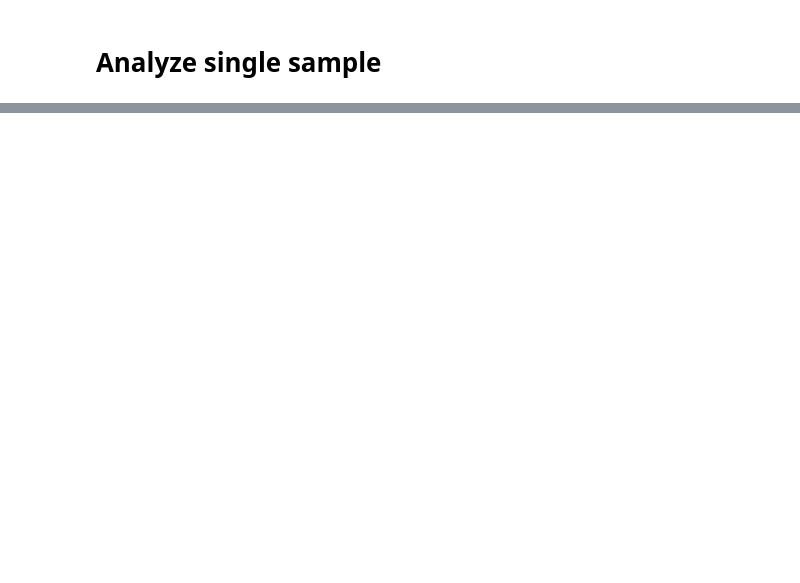
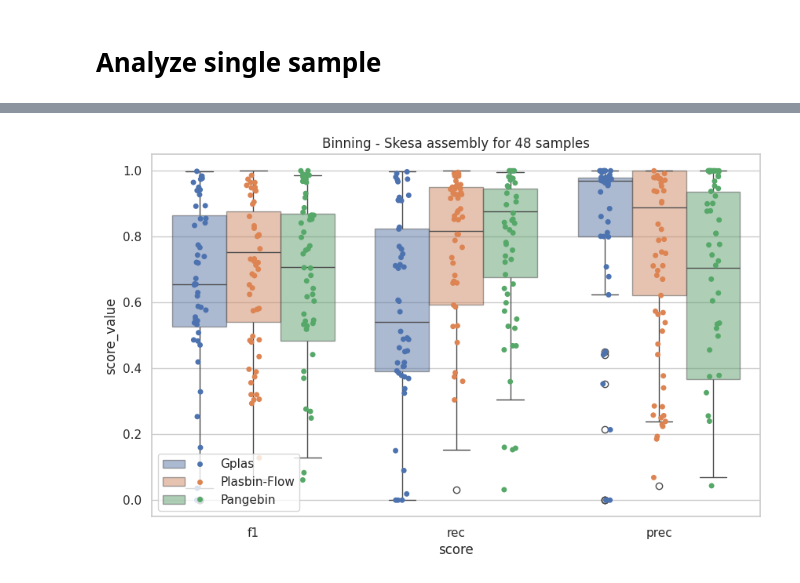
Before and after one commit to msgr0/pangebin, a Jupyter notebook: analysis.ipynb, the cells around one changed output, grey strips where cells are left out. Saved outputs shown, nothing was run; the diff lists cells and outputs as text; code cells hidden in the pictures; blank space fills up the shorter version.

```diff
--- a/analysis.ipynb
+++ b/analysis.ipynb
@@ -118,0 +662,6 @@ plot_4 = df_labeling.loc[df_labeling["tool"]=='1.pan'].plot.box(by=["bintype"],
+# %%
+df_pbf_skesa= df_binning[(df_binning["tool"] == "1.ske") & (df_binning["model"] == "pbf")]
+df_pbf_skesa = df_pbf_skesa.groupby(["sample"]).mean(numeric_only=True).reset_index()
+
+df_gplas_skesa = df_binning[(df_binning["tool"] == "1.ske") & (df_binning["model"] == "gplas")]
+df_gplas_skesa = df_gplas_skesa.groupby(["sample"]).mean(numeric_only=True).reset_index()
@@ -118,0 +750,74 @@ plot_4 = df_labeling.loc[df_labeling["tool"]=='1.pan'].plot.box(by=["bintype"],
+# %%
+ # df_plot definition
+# sample, tool, score, score_value
+# SAMNXX, pbf, prec, 0.9
+# SAMNXX, pbf, rec, 0.8
+# SAMNXX, pbf, f1, 0.85
+# SAMNXX, gplas, prec, 0.9
+# SAMNXX, gplas, rec, 0.8
+# SAMNXX, gplas, f1, 0.85
+# SAMNXX, pan, prec, 0.9
+# SAMNXX, pan, rec, 0.8
+# SAMNXX, pan, f1, 0.85
+header = ["sample", "tool", "score", "score_value"]
+df_plot = pd.DataFrame(columns=header)
+df_plot = pd.concat([df_pbf_skesa[["sample", "prec"]].rename(columns={"prec": "score_value"}).assign(tool="pbf").assign(score="prec"), df_plot], ignore_index=True)
+df_plot = pd.concat([
+    df_pbf_skesa[["sample", "rec"]].rename(columns={"rec": "score_value"}).assign(tool="pbf").assign(score="rec"),
+    df_plot], ignore_index=True)
+df_plot = pd.concat([
+    df_pbf_skesa[["sample", "f1"]].rename(columns={"f1": "score_value"}).assign(tool="pbf").assign(score="f1"),
+    df_plot], ignore_index=True)
+
+
+df_plot = pd.concat([
+    df_gplas_skesa[["sample", "prec"]].rename(columns={"prec": "score_value"}).assign(tool="gplas").assign(score="prec"),
+    df_plot], ignore_index=True)
+
+df_plot = pd.concat([
+    df_gplas_skesa[["sample", "rec"]].rename(columns={"rec": "score_value"}).assign(tool="gplas").assign(score="rec"),
+    df_plot], ignore_index=True)
+df_plot = pd.concat([
+    df_gplas_skesa[["sample", "f1"]].rename(columns={"f1": "score_value"}).assign(tool="gplas").assign(score="f1"),
+    df_plot], ignore_index=True)
+
+df_plot_ske = df_plot
+
+df_plot = pd.concat([
+    df_pangebin[["sample", "prec"]].rename(columns={"prec": "score_value"}).assign(tool="pan").assign(score="prec"),
+    df_plot], ignore_index=True)
+df_plot = pd.concat([
+    df_pangebin[["sample", "rec"]].rename(columns={"rec": "score_value"}).assign(tool="pan").assign(score="rec"),
+    df_plot], ignore_index=True)
+df_plot = pd.concat([
+    df_pangebin[["sample", "f1"]].rename(columns={"f1": "score_value"}).assign(tool="pan").assign(score="f1"),
+    df_plot], ignore_index=True)
+
+
+plt.figure(figsize=(10, 6))
+p = sns.boxplot(
+    data=df_plot,
+    x="score",
+    y="score_value",
+    hue="tool",
+    hue_order=["gplas", "pbf", "pan"],
+    boxprops=dict(alpha=.5),
+
+)
+sns.stripplot(data=df_plot, x="score", y="score_value", hue="tool", hue_order=["gplas", "pan", "pbf"],
+    dodge=True, ax=p)
+
+handles, labels = p.get_legend_handles_labels()
+p.legend(handles=[(handles[0], handles[3]), (handles[1], handles[4]), (handles[2], handles[5])],
+          labels=['Gplas', 'Plasbin-Flow', 'Pangebin'],
+          loc='lower left', handlelength=4,
+          handler_map={tuple: HandlerTuple(ndivide=None)})
+
+# p.fig.subplots_adjust(top=.95)
+plt.title("Binning - Skesa assembly for 48 samples")
+# plt.xlabel("Plasbin-Flow")
+# plt.ylabel("Gplas")
+plt.savefig("misc/plot/bin_ske.pdf")
+# plt.close()
+# %% [output]
+[figure, added]
```
Also changed, not shown: parts of 41 cells of this notebook, 44 other files.
